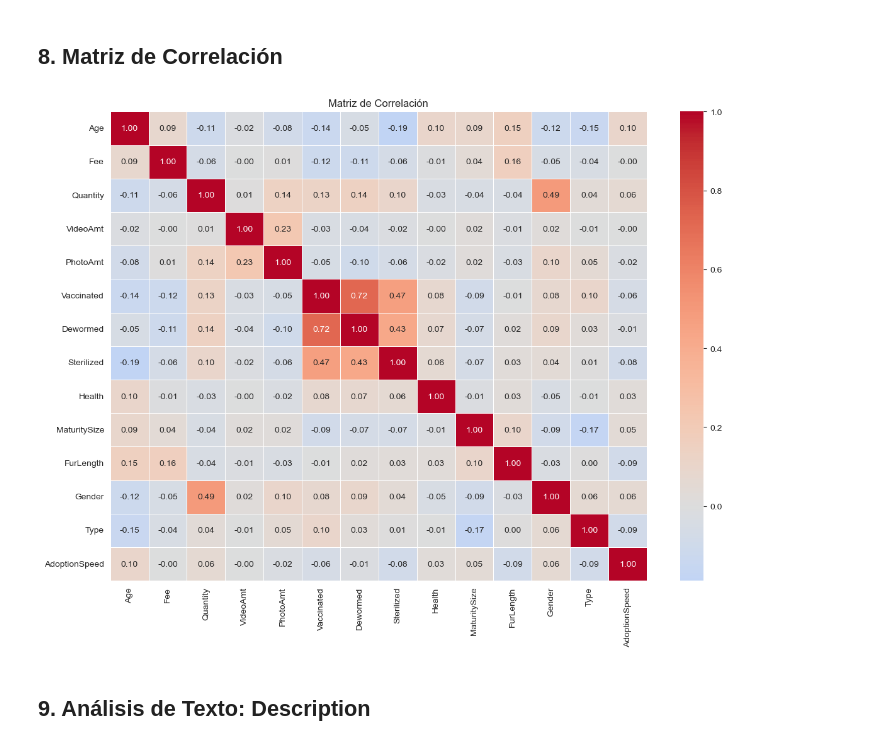
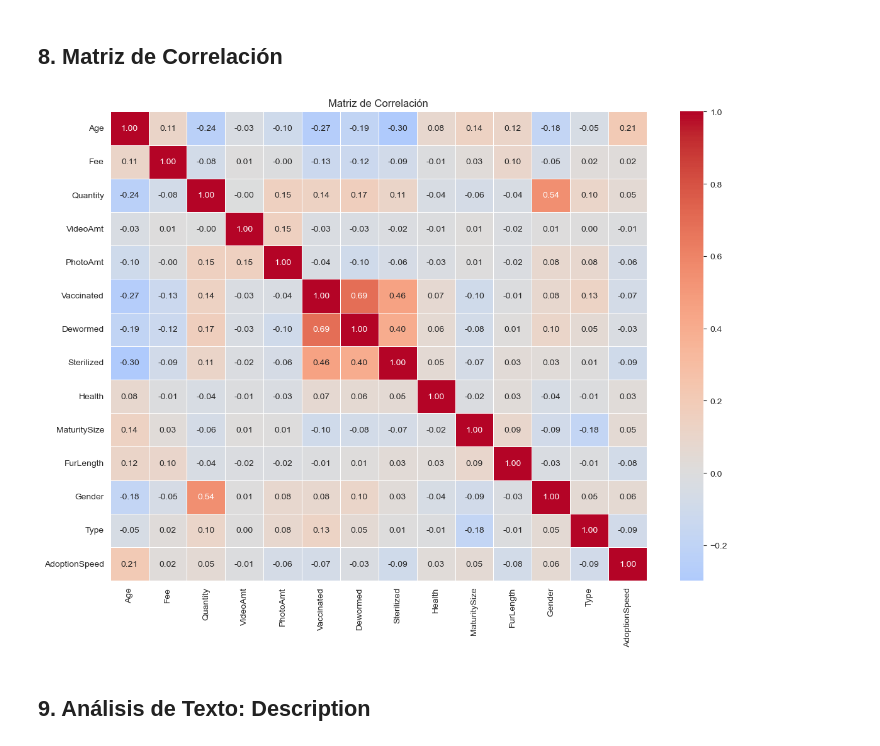
Before and after one commit to tomizurro/UA_MDM_Labo2, a Jupyter notebook: tutoriales/03_EDA_final.ipynb, the cells around one changed output. Cells and saved outputs as stored; diff of their text form; code cells hidden in the pictures.

```diff
--- a/tutoriales/03_EDA_final.ipynb
+++ b/tutoriales/03_EDA_final.ipynb
@@ -591,17 +591,17 @@ plt.show()
 # %%
 num_cols = ['Age', 'Fee', 'Quantity', 'VideoAmt', 'PhotoAmt',
             'Vaccinated', 'Dewormed', 'Sterilized', 'Health',
             'MaturitySize', 'FurLength', 'Gender', 'Type', 'AdoptionSpeed']
 
-corr = train[num_cols].corr()
+corr = train[num_cols].corr(method='spearman')
 
 plt.figure(figsize=(12, 9))
 sns.heatmap(corr, annot=True, fmt='.2f', cmap='coolwarm', center=0, linewidths=0.5)
 plt.title('Matriz de Correlación')
 plt.tight_layout()
 plt.show()
 # %% [output]
-[figure, old version]
+[figure, new version]
 # %% [markdown]
 ## 9. Análisis de Texto: Description
 # %%
```
Also changed, not shown: parts of 3 cells of this notebook, 4 other files.
